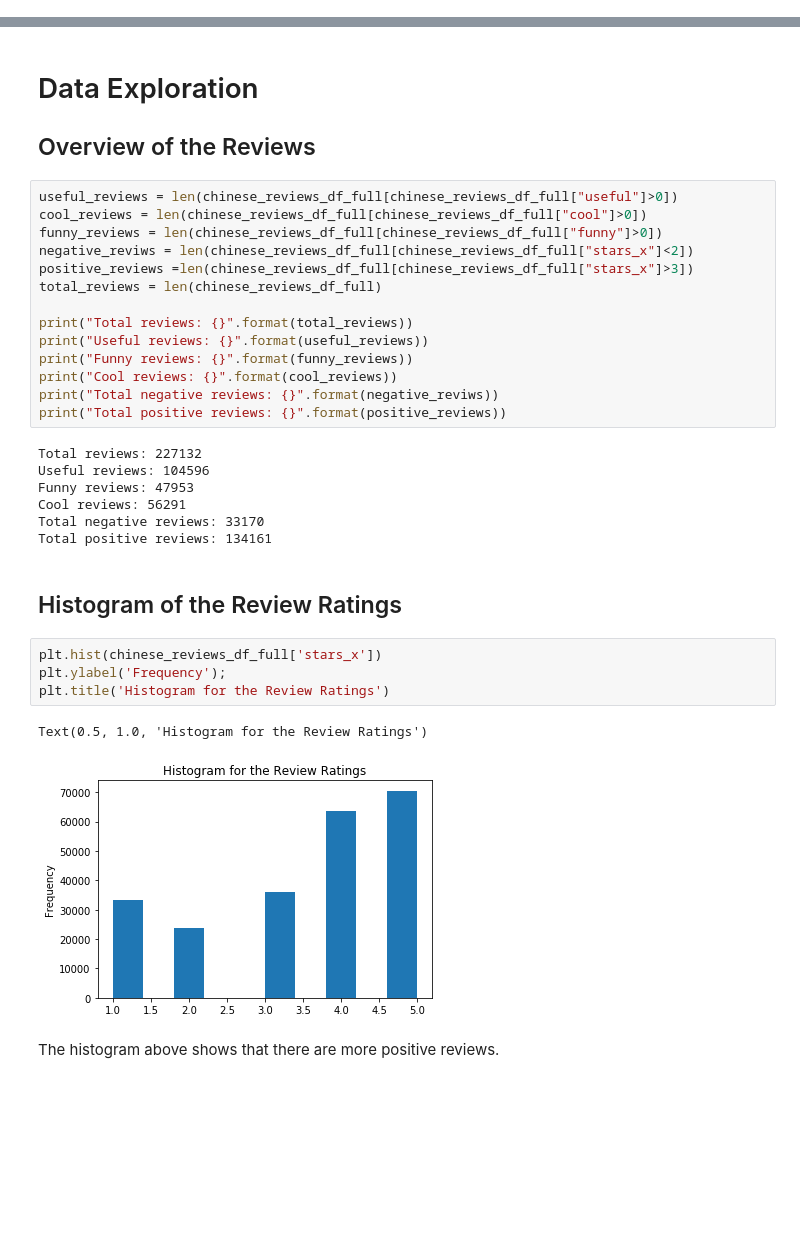
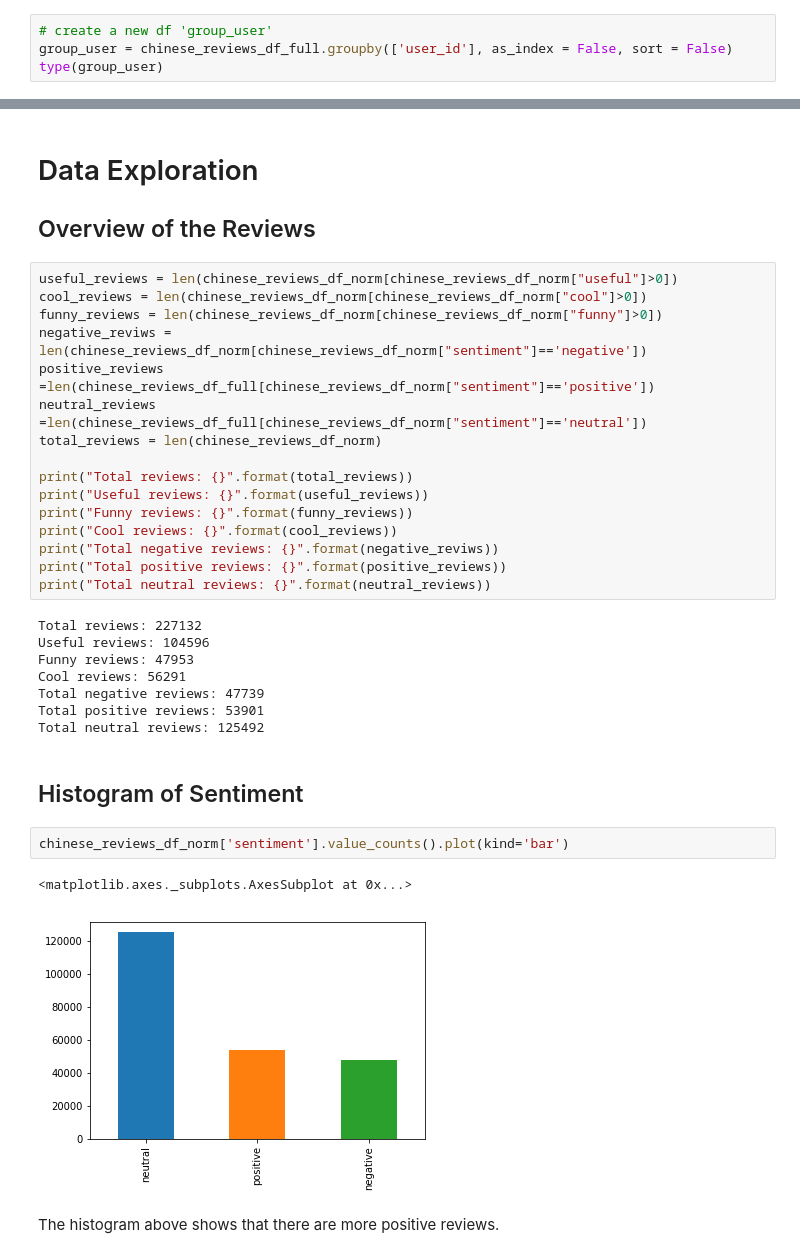
Before and after one commit to ASKLee8/Team_NLP, a Jupyter notebook: Team_NLP_Mid_Term_Report.ipynb, the cells around one changed output, grey strips where cells are left out. Cells and saved outputs as stored; diff of their text form; blank space fills up the shorter version.

```diff
--- a/Team_NLP_Mid_Term_Report.ipynb
+++ b/Team_NLP_Mid_Term_Report.ipynb
@@ -145,0 +158,4 @@ print(chinese_reviews_df_full.head())
+# %%
+# create a new df 'group_user'
+group_user = chinese_reviews_df_full.groupby(['user_id'], as_index = False, sort = False)
+type(group_user)
@@ -148,12 +228,13 @@ print(chinese_reviews_df_full.head())
 
 ## Overview of the Reviews
 # %%
-useful_reviews = len(chinese_reviews_df_full[chinese_reviews_df_full["useful"]>0])
-cool_reviews = len(chinese_reviews_df_full[chinese_reviews_df_full["cool"]>0])
-funny_reviews = len(chinese_reviews_df_full[chinese_reviews_df_full["funny"]>0])
-negative_reviws = len(chinese_reviews_df_full[chinese_reviews_df_full["stars_x"]<2])
-positive_reviews =len(chinese_reviews_df_full[chinese_reviews_df_full["stars_x"]>3])
-total_reviews = len(chinese_reviews_df_full)
+useful_reviews = len(chinese_reviews_df_norm[chinese_reviews_df_norm["useful"]>0])
+cool_reviews = len(chinese_reviews_df_norm[chinese_reviews_df_norm["cool"]>0])
+funny_reviews = len(chinese_reviews_df_norm[chinese_reviews_df_norm["funny"]>0])
+negative_reviws = len(chinese_reviews_df_norm[chinese_reviews_df_norm["sentiment"]=='negative'])
+positive_reviews =len(chinese_reviews_df_full[chinese_reviews_df_norm["sentiment"]=='positive'])
+neutral_reviews =len(chinese_reviews_df_full[chinese_reviews_df_norm["sentiment"]=='neutral'])
+total_reviews = len(chinese_reviews_df_norm)
 
 print("Total reviews: {}".format(total_reviews))
 print("Useful reviews: {}".format(useful_reviews))
@@ -161,22 +242,22 @@ print("Funny reviews: {}".format(funny_reviews))
 print("Cool reviews: {}".format(cool_reviews))
 print("Total negative reviews: {}".format(negative_reviws))
 print("Total positive reviews: {}".format(positive_reviews))
+print("Total neutral reviews: {}".format(neutral_reviews))
 # %% [output]
 Total reviews: 227132
 Useful reviews: 104596
 Funny reviews: 47953
 Cool reviews: 56291
-Total negative reviews: 33170
-Total positive reviews: 134161
+Total negative reviews: 47739
+Total positive reviews: 53901
+Total neutral reviews: 125492
 # %% [markdown]
-## Histogram of the Review Ratings
+## Histogram of Sentiment
-# %%
-plt.hist(chinese_reviews_df_full['stars_x'])
-plt.ylabel('Frequency');
-plt.title('Histogram for the Review Ratings')
-# %% [output]
-Text(0.5, 1.0, 'Histogram for the Review Ratings')
-[figure, removed]
+# %%
+chinese_reviews_df_norm['sentiment'].value_counts().plot(kind='bar')
+# %% [output]
+<matplotlib.axes._subplots.AxesSubplot at 0x...>
+[figure, added]
 # %% [markdown]
 The histogram above shows that there are more positive reviews.
 # %% [markdown]
```
Also changed, not shown: parts of 25 cells of this notebook.
